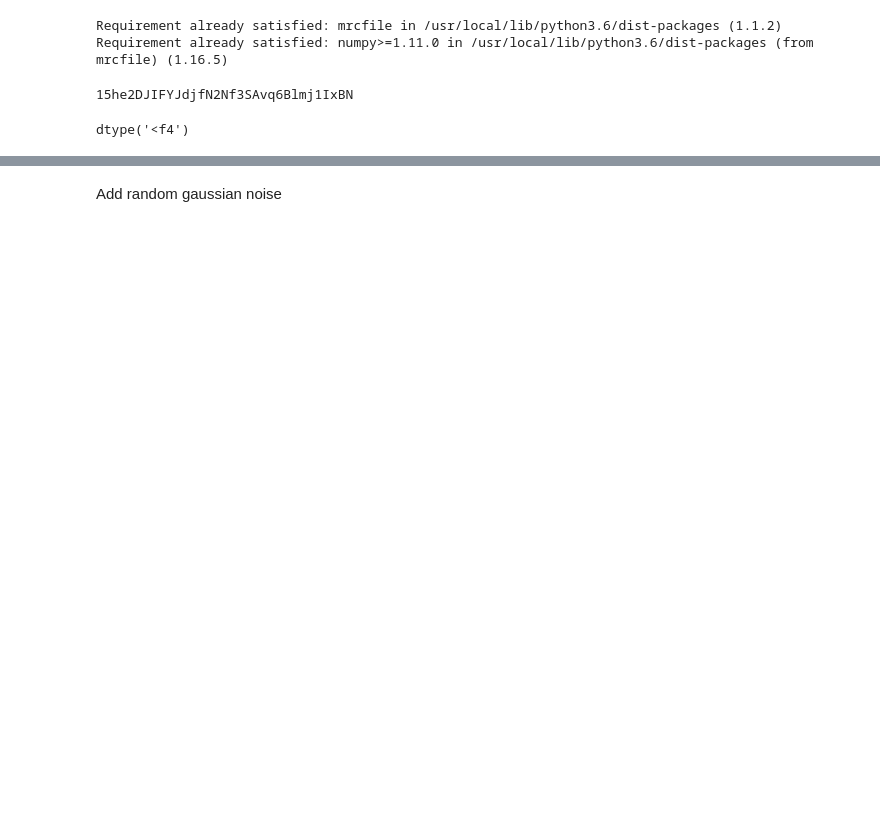
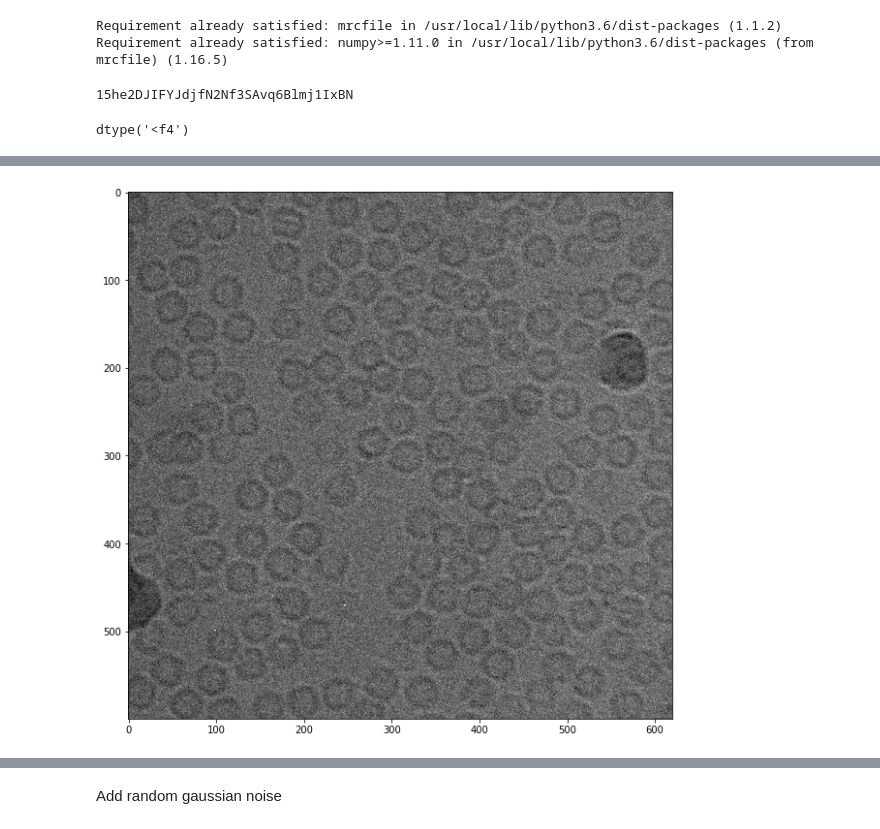
Before and after one commit to dxc2007/cs590project, a Jupyter notebook: bm3d.ipynb, the cells around one changed output, grey strips where cells are left out. Saved outputs shown, nothing was run; the diff lists cells and outputs as text; code cells hidden in the pictures; blank space fills up the shorter version.

```diff
--- a/bm3d.ipynb
+++ b/bm3d.ipynb
@@ -162,6 +177,12 @@ avg_frame = norm_stack.mean(axis=0)
 # %%
 # get the filtered average frame
 avg_filtered_frame = filtered_stack.mean(axis=0)
+# %%
+plt.figure(figsize=(20,10))
+plt.imshow(img_stack.mean(axis=0),cmap='gray')
+plt.show()
+# %% [output]
+[figure, added]
 # %%
 plt.figure(figsize=(20,10))
 plt.imshow(avg_frame,cmap='gray')
```
Also changed, not shown: parts of 21 cells of this notebook, 6 other files.
